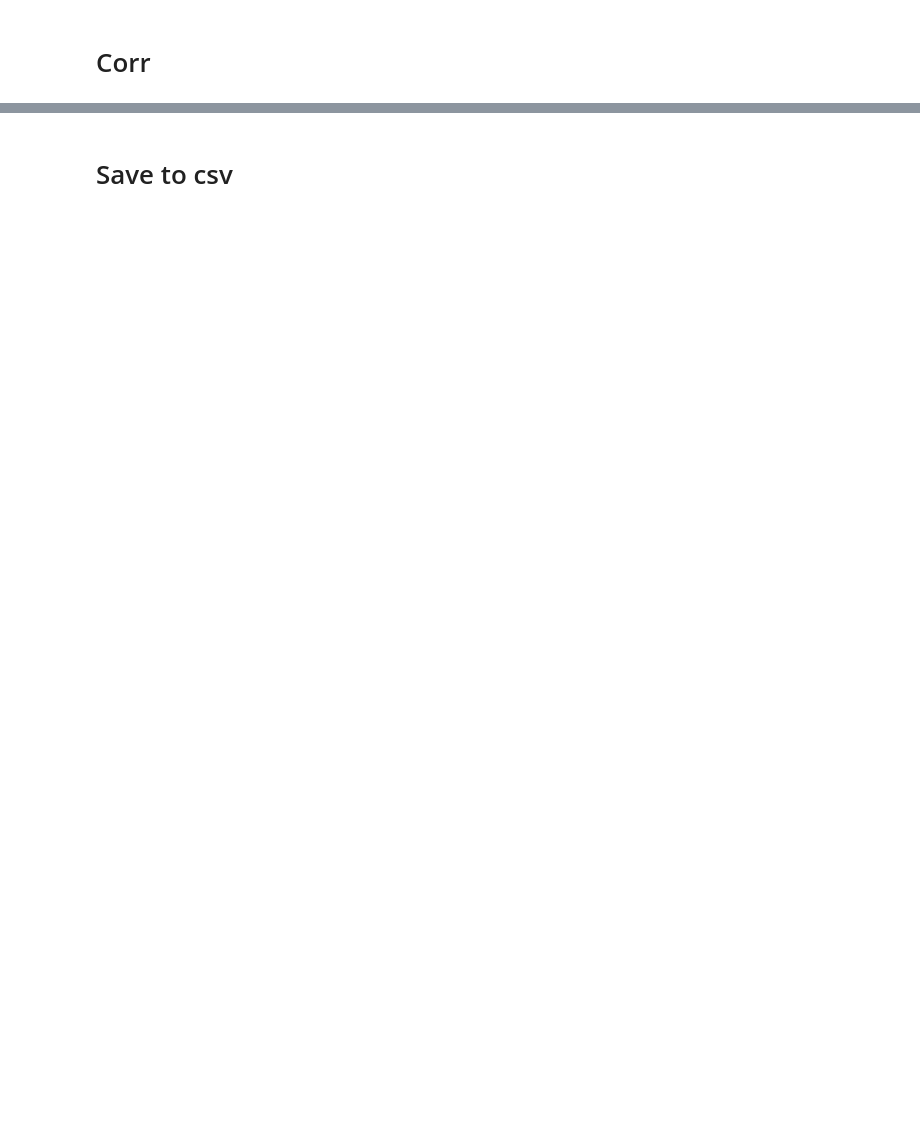
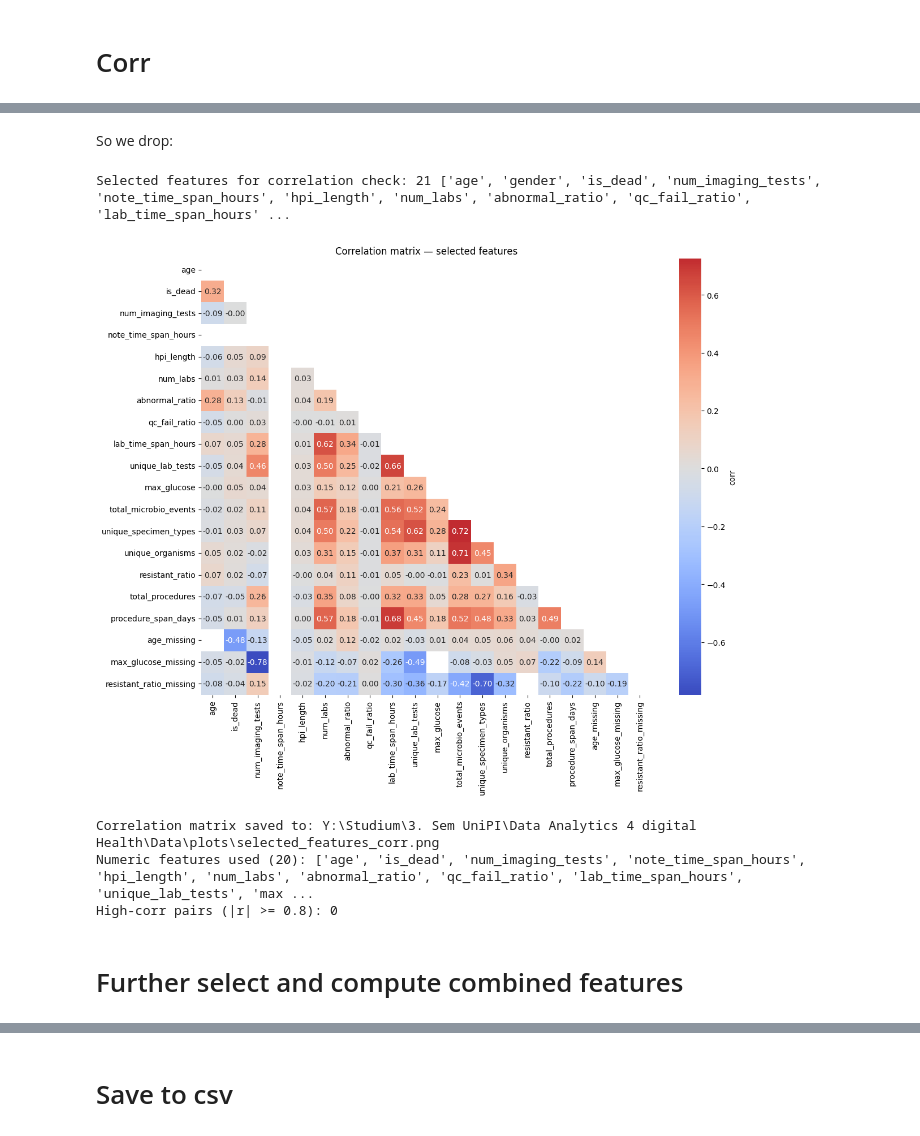
Before and after one commit to alexandermittet/Data_Analytics_for_Health_UniPi, a Jupyter notebook: code/1.2_create_patient_profile.ipynb, the cells around one changed output, grey strips where cells are left out. Cells and saved outputs as stored; diff of their text form; code cells hidden in the pictures; blank space fills up the shorter version.

```diff
--- a/code/1.2_create_patient_profile.ipynb
+++ b/code/1.2_create_patient_profile.ipynb
@@ -263,0 +442,34 @@ Average sources per patient: 3.08
+# %% [markdown]
+So we drop:
+# %%
+to_drop = [
+    # these are highly corr >0.8
+    'num_unique_icd', 'qc_fail_ratio_missing', 'unique_icd_codes', 'hpi_length_missing', 'abnormal_ratio_missing'
+    #
+]
+
+# keep only existing columns
+sel_small = [c for c in sel if c not in to_drop]
+print("Selected features for correlation check:", len(sel_small), sel_small)
+
+tmp = patient_profile[sel_small].copy()
+
+# Encode non-numeric temporarily for correlation
+if 'gender' in tmp.columns:
+    tmp['gender_enc'] = tmp['gender'].map({'M':1, 'F':0}).fillna(-1)
+    tmp = tmp.drop(columns=['gender'])
+
+# Ensure bool/has_ are numeric
+for c in tmp.columns:
+    if tmp[c].dtype == 'bool':
+        tmp[c] = tmp[c].astype(int)
+
+corr_df, high_pairs, used = corr_report(tmp, sel_small, data_dir=DATA_DIR, threshold=0.80)
+# %% [output]
+Selected features for correlation check: 21 ['age', 'gender', 'is_dead', 'num_imaging_tests', 'note_time_span_hours', 'hpi_length', 'num_labs', 'abnormal_ratio', 'qc_fail_ratio', 'lab_time_span_hours' ...
+[figure, added]
+Correlation matrix saved to: Y:\Studium\3. Sem UniPI\Data Analytics 4 digital Health\Data\plots\selected_features_corr.png
+Numeric features used (20): ['age', 'is_dead', 'num_imaging_tests', 'note_time_span_hours', 'hpi_length', 'num_labs', 'abnormal_ratio', 'qc_fail_ratio', 'lab_time_span_hours', 'unique_lab_tests', 'max ...
+High-corr pairs (|r| >= 0.8): 0
+# %% [markdown]
+# Further select and compute combined features
```
Also changed, not shown: parts of 28 cells of this notebook.
